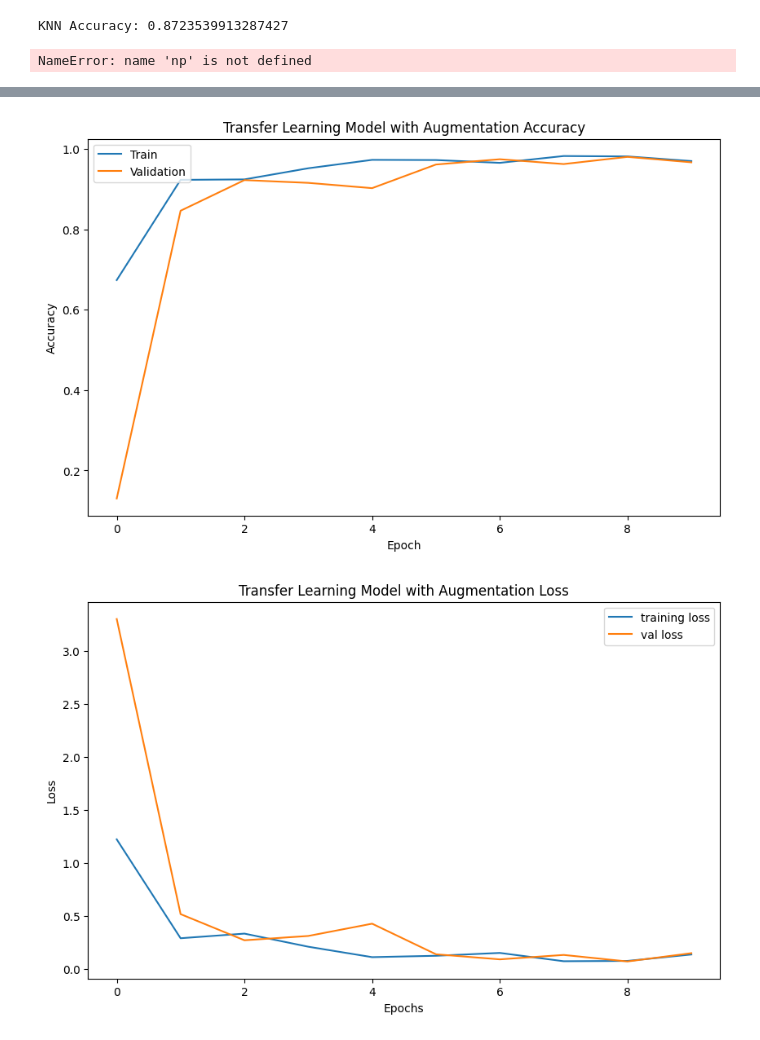
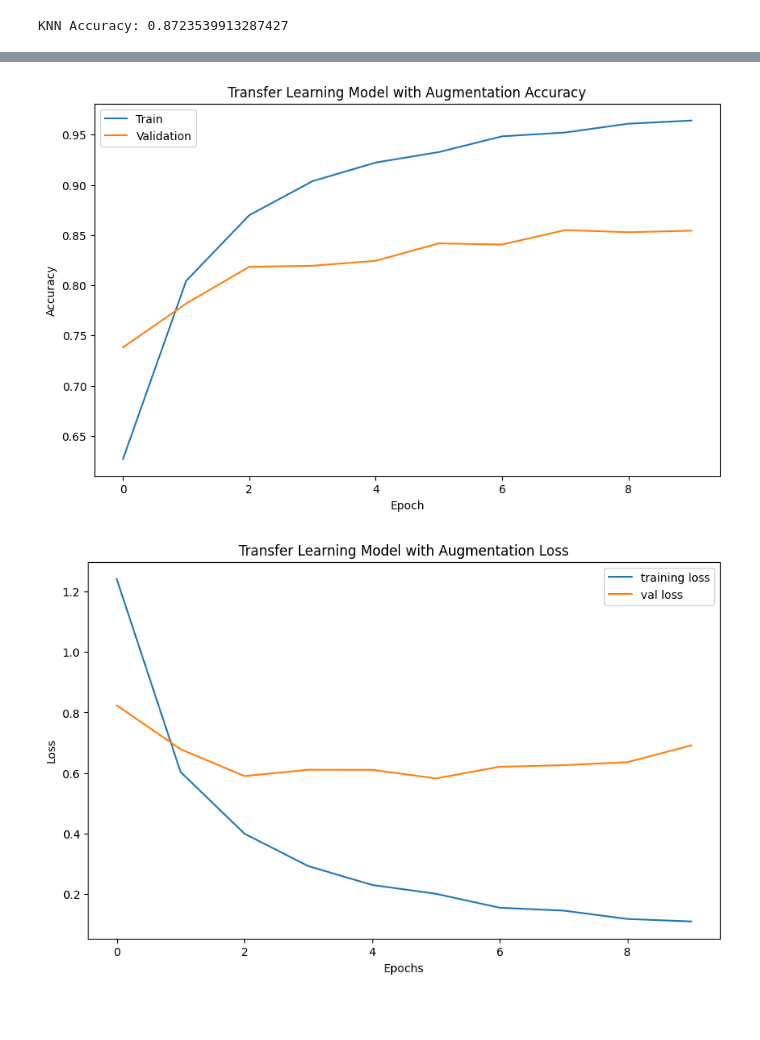
Before and after one commit to VenkataraoGaddam/CourseWork, a Jupyter notebook: GTSRB_BigData_ML_Models_v1_0.ipynb, the cells around one changed output, grey strips where cells are left out. Saved outputs shown, nothing was run; the diff lists cells and outputs as text; code cells hidden in the pictures; blank space fills up the shorter version.

Commit message:
Completed 5 models

```diff
--- a/GTSRB_BigData_ML_Models_v1_0.ipynb
+++ b/GTSRB_BigData_ML_Models_v1_0.ipynb
@@ -132,11 +132,11 @@ from tensorflow.keras.applications import MobileNetV2
 from tensorflow.keras.models import Model
 
 # Resize images for MobileNetV2
-X_train_resized = np.array([tf.image.resize(image, (96, 96)) for image in X_t1])
-X_test_resized = np.array([tf.image.resize(image, (96, 96)) for image in X_t2])
+X_train_resized = np.array([tf.image.resize(image, (64, 64)) for image in X_t1])
+X_test_resized = np.array([tf.image.resize(image, (64, 64)) for image in X_t2])
 
 # Load Pre-trained MobileNetV2
-base_model = MobileNetV2(weights='imagenet', include_top=False, input_shape=(96, 96, 3))
+base_model = MobileNetV2(weights='imagenet', include_top=False, input_shape=(64, 64, 3))
 
 # Add custom classification layers
 x = Flatten()(base_model.output)
@@ -151,13 +151,11 @@ for layer in base_model.layers:
 
 # Compile the model
 mobilenet_model.compile(optimizer='adam', loss='categorical_crossentropy', metrics=['accuracy'])
-# %% [output]
-NameError: name 'np' is not defined
 # %%
 # Train the model
 history = mobilenet_model.fit(X_train_resized, y_t1, batch_size=32, epochs=10, validation_data=(X_test_resized, y_t2))
 # predict
-pred_mobilenet =  mobilenet_model.predict(X_t2)
+pred_mobilenet =  mobilenet_model.predict(X_test_resized)
 y_pred_mobilenet = np.argmax(pred_mobilenet, axis=-1)
 
 # Plot training & validation accuracy values for transfer learning
@@ -200,5 +198,5 @@ Epoch 10/10
-[figure, old version]
+[figure, new version]
-[figure, old version]
+[figure, new version]
 # %%
 
 #Building the CNN model
```
Also changed, not shown: parts of 7 cells of this notebook.
